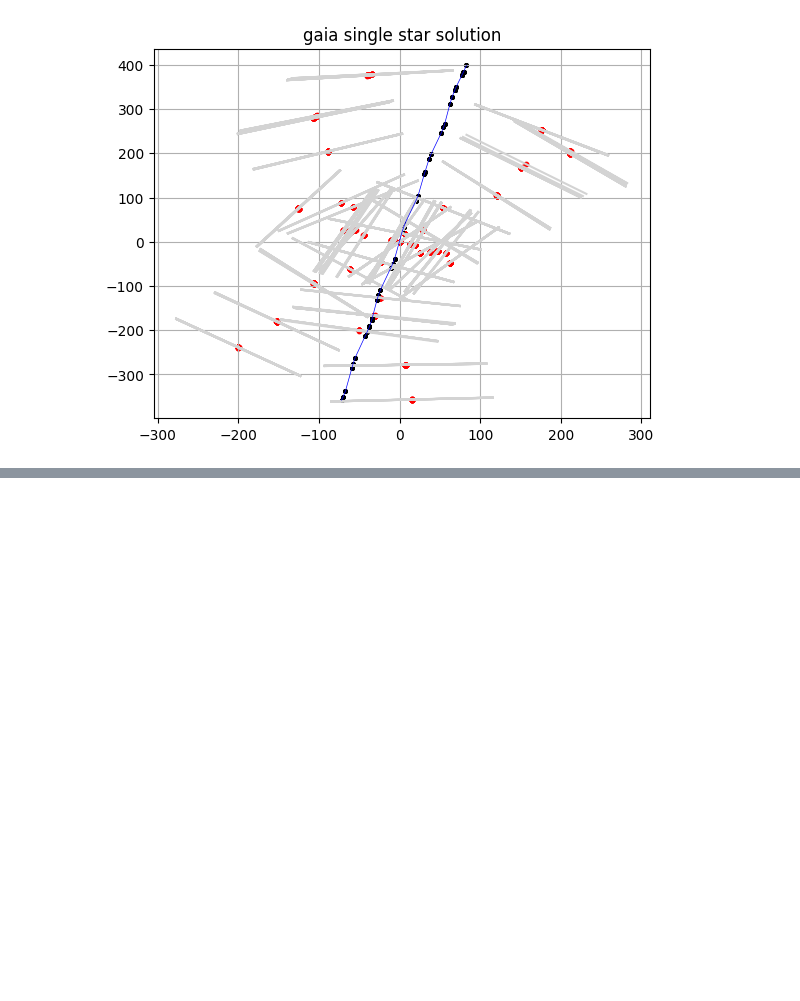
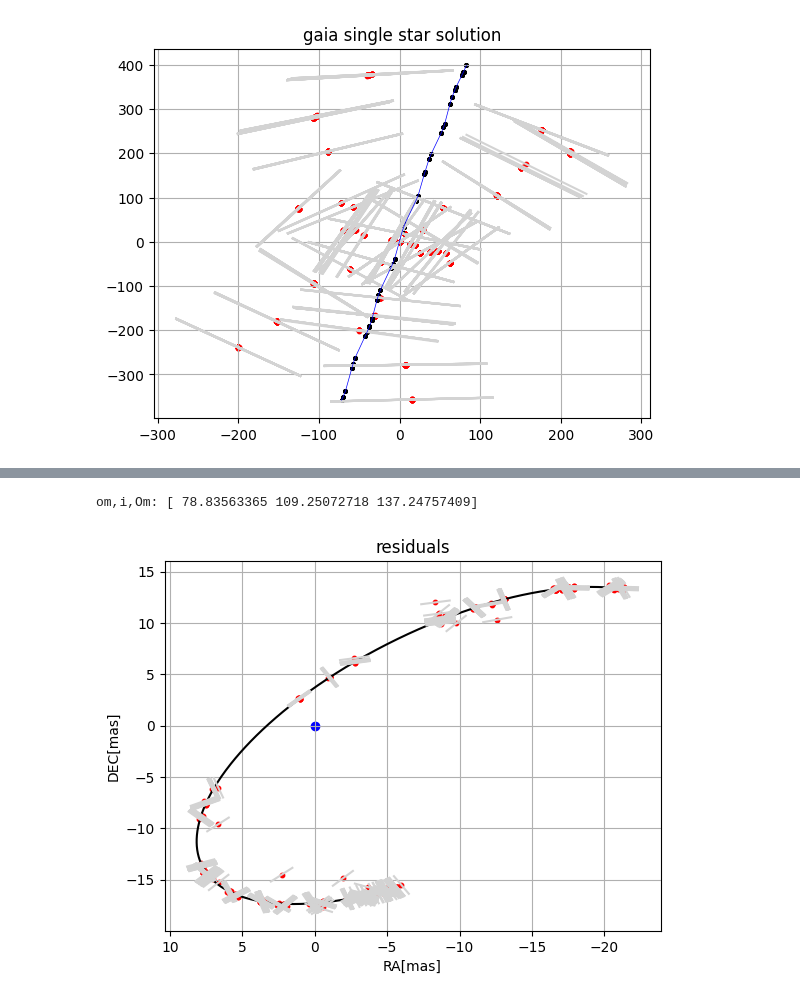
Before and after one commit to TSchiwy/ExTRA, a Jupyter notebook: play.ipynb, the cells around one changed output, grey strips where cells are left out. Drawn from its saved outputs; the diff is of its cells as text; code cells hidden in the pictures; blank space fills up the shorter version.

```diff
--- a/play.ipynb
+++ b/play.ipynb
@@ -95,0 +153,20 @@ plt.grid()
+# %%
+P_g=4235.8
+e_g=0.728
+om_g=np.radians(77.9)
+i_g=np.radians(110.6)
+Om_g=np.radians(136.2)
+T0_g=GAIA_EPOCH_JD
+a_g=27.303
+#guess
+orb=np.array([P_g,e_g,om_g,i_g,Om_g,T0_g,a_g])
+stand_corr=np.zeros(5)
+x0=np.concatenate([orb,stand_corr])
+# %%
+#bounds
+orbbnds=(P_g-1,P_g+1),(0.5,0.95),(-np.pi,np.pi),(0,2*np.pi),(-np.pi,np.pi),(T0_g-5000,T0_g+5000),(0,100)
+standbnds=(-10,10),(-10,10),(-10,10),(-10,10),(-10,10)
+bnds=orbbnds+standbnds
+# %%
+fit=minimize(gaia_min,x0,args=(res_astrometric,g_stand),bounds=bnds,tol=1e-10,method="Nelder-mead",options={"maxiter":1e5})
+print(fit)
@@ -95,0 +193,26 @@ plt.grid()
+# %%
+print("om,i,Om:",np.degrees(fit.x[2:5]))
+# %% [output]
+om,i,Om: [ 78.83563365 109.25072718 137.24757409]
+# %%
+fit_residuals=ex.abs_res(planet_residual,fit.x[-5:],np.zeros(5),gaia[:5])
+
+x_O,y_O=ex.orbit(*fit.x[:7],t_gaia)
+
+res_gaia_final=fit_residuals-(A3*x_O+A4*y_O)
+
+check=ex.res_to_orbit_gaia(res_gaia_final,gaia, fit.x[:7])
+
+
+#ex.plot_hip(*ex.hip_2d(checking))
+
+plt.title("residuals")
+plt.ylabel("DEC[mas]")
+plt.xlabel("RA[mas]")
+plt.scatter(0,0,c="b")
+plt.plot(*ex.orbit(*fit.x[:7],t_rvmod),c="k")
+ex.plot_hip(*check)
+plt.gca().invert_xaxis()
+plt.grid()
+# %% [output]
+[figure, added]
```
Also changed, not shown: parts of 13 cells of this notebook, 10 other files.
